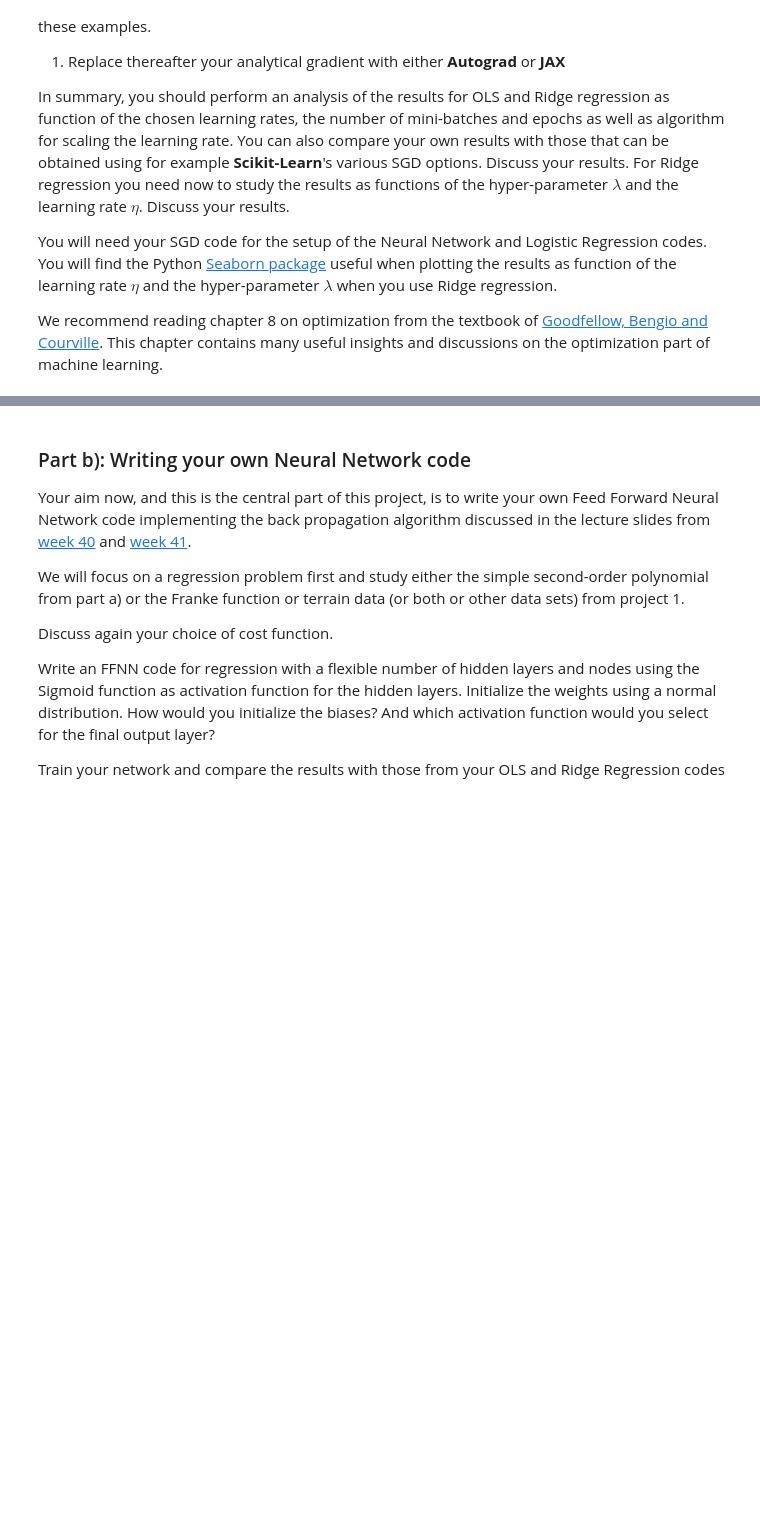
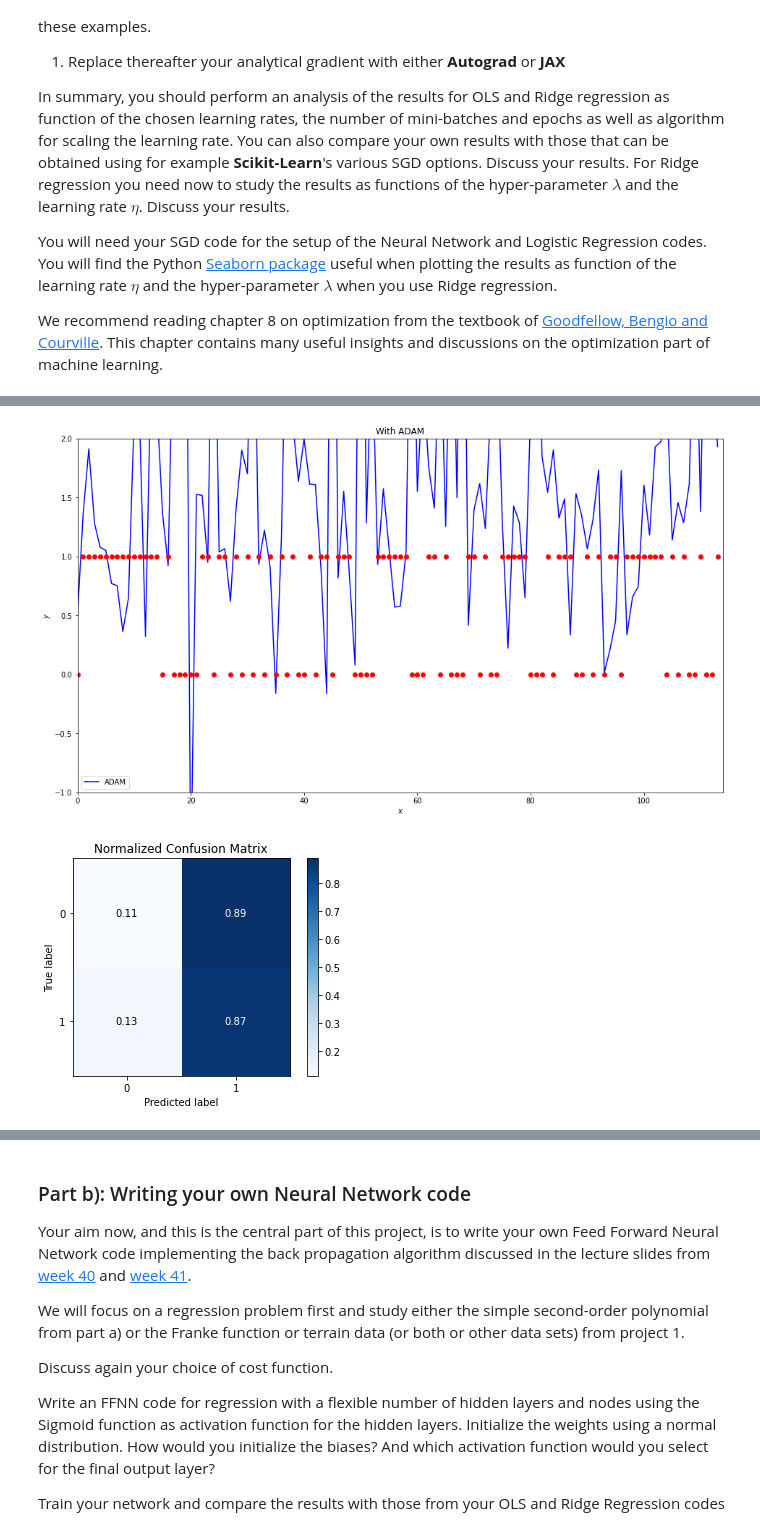
Before and after one commit to Yamacia/Project2data-ml, a Jupyter notebook: project2.ipynb, the cells around one changed output, grey strips where cells are left out. Drawn from its saved outputs; the diff is of its cells as text; code cells hidden in the pictures; blank space fills up the shorter version.

```diff
--- a/project2.ipynb
+++ b/project2.ipynb
@@ -166,0 +226,56 @@ test (114, 1)
+# %%
+# Note change from previous example
+def CostOLS(y,X,theta):
+    return np.sum((y-X @ theta)**2)
+
+# Define parameters for Stochastic Gradient Descent
+n_epochs = 200
+M = 5   #size of each minibatch
+m = int(n/M) #number of minibatches
+# Guess for unknown parameters theta
+beta_autograd = np.random.randn(X_train.shape[1], 1)
+training_gradient = grad(CostOLS,2)
+
+# Value for learning rate
+eta = 0.01
+# Value for parameters beta1 and beta2, see https://arxiv.org/abs/1412.6980
+beta1 = 0.9
+beta2 = 0.999
+# Including AdaGrad parameter to avoid possible division by zero
+delta  = 1e-7
+iter = 0
+for epoch in range(n_epochs):
+    first_moment = 0.0
+    second_moment = 0.0
+    iter += 1
+    for i in range(m):
+        random_index = M*np.random.randint(m)
+        xi = X[random_index:random_index+M]
+        yi = y[random_index:random_index+M]
+        gradients = (1.0/M)*training_gradient(yi,xi,beta)
+        # Computing moments first
+        first_moment = beta1*first_moment + (1-beta1)*gradients
+        second_moment = beta2*second_moment+(1-beta2)*gradients*gradients
+        first_term = first_moment/(1.0-beta1**iter)
+        second_term = second_moment/(1.0-beta2**iter)
+	# Scaling with rho the new and the previous results
+        update = eta*first_term/(np.sqrt(second_term)+delta)
+        beta -= update
+
+ypredict = xnew.dot(beta)
+plt.figure(figsize=(16,9))
+plt.plot(x, ypredict, "b-", label = "ADAM")
+plt.plot(x, y_test ,'ro')
+plt.axis([0,len(X_test),-1,2])
+plt.xlabel(r'$x$')
+plt.ylabel(r'$y$')
+plt.title(r'With ADAM')
+plt.legend()
+plt.show()
+
+ypredict_binary = [1 if x >= 0.5 else 0 for x in ypredict]
+skplt.metrics.plot_confusion_matrix(y_test, ypredict_binary, normalize=True)
+plt.show()
+# %% [output]
+[figure, added]
+[figure, added]
```
Also changed, not shown: parts of 6 cells of this notebook.
